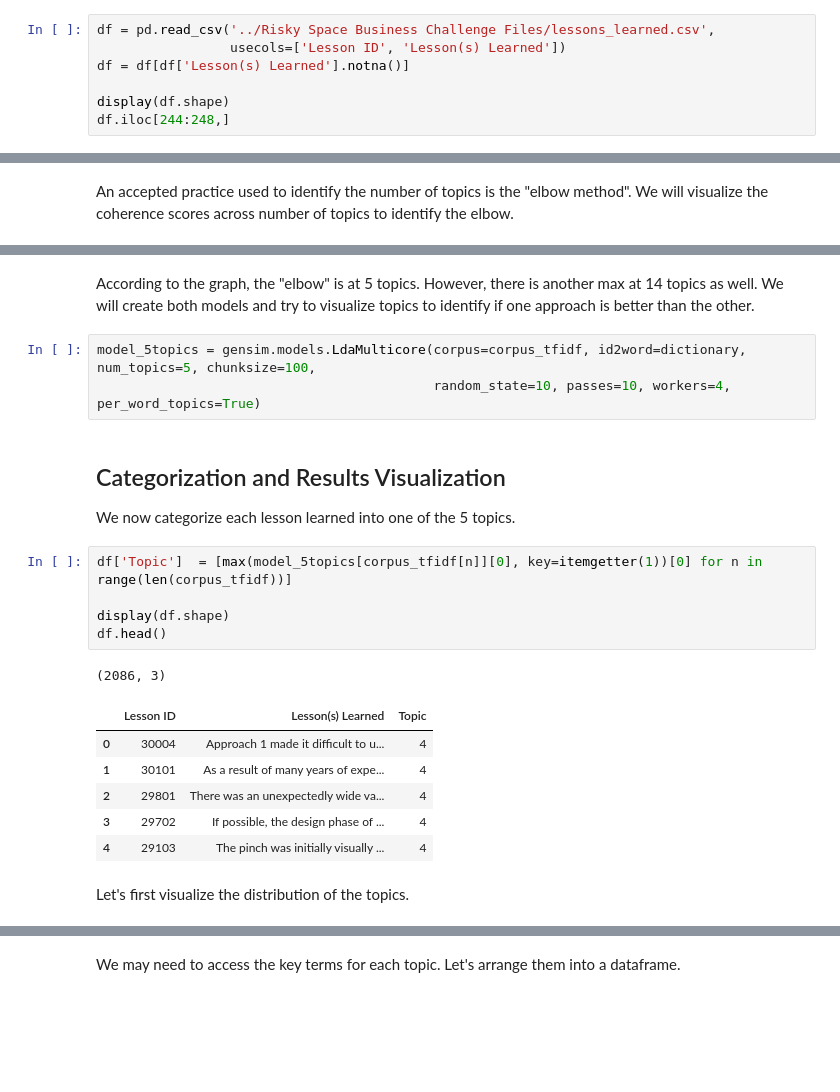
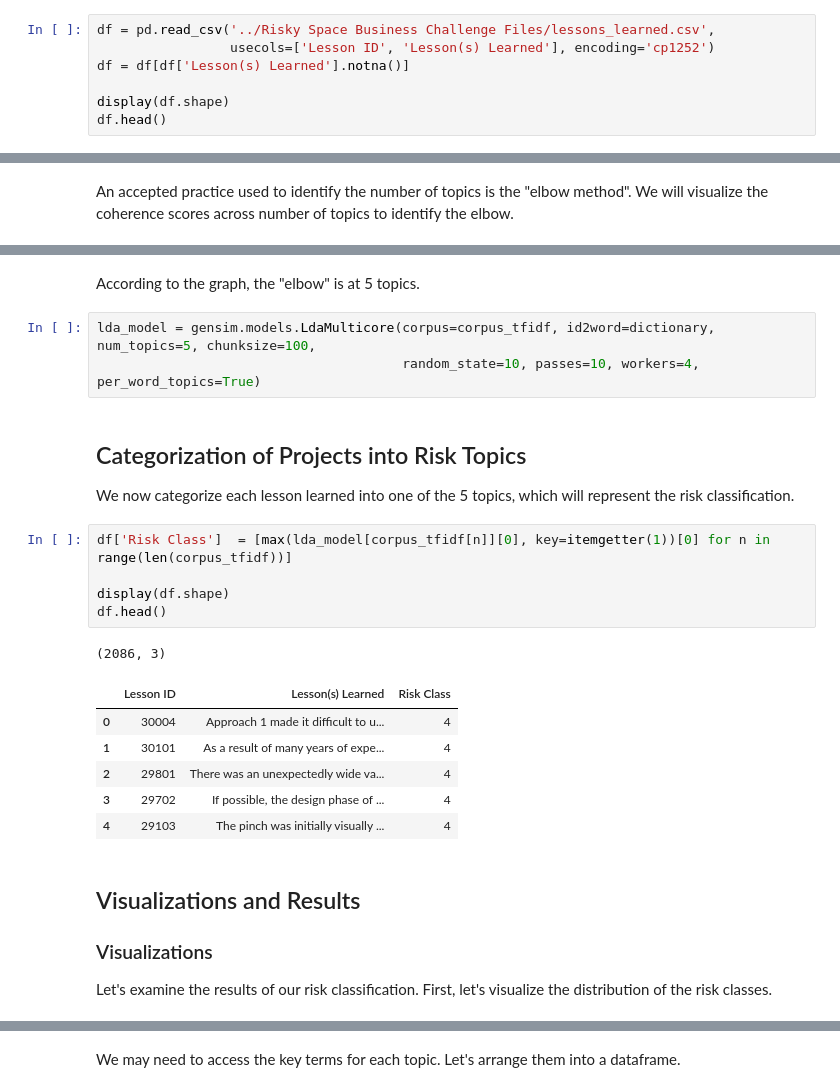
Before and after one commit to ainesh1993/riskyspacebusiness, a Jupyter notebook: notebooks/GenerateRiskTarget.ipynb, the cells around one changed output, grey strips where cells are left out. Cells and saved outputs as stored; diff of their text form; blank space fills up the shorter version.

```diff
--- a/notebooks/GenerateRiskTarget.ipynb
+++ b/notebooks/GenerateRiskTarget.ipynb
@@ -59,11 +60,11 @@ True
 We import `lessons_learned.csv` and keep only information from the _Lesson(s) Learned_ column.
 # %%
 df = pd.read_csv('../Risky Space Business Challenge Files/lessons_learned.csv',
-                 usecols=['Lesson ID', 'Lesson(s) Learned'])
+                 usecols=['Lesson ID', 'Lesson(s) Learned'], encoding='cp1252')
 df = df[df['Lesson(s) Learned'].notna()]
 
 display(df.shape)
-df.iloc[244:248,]
+df.head()
 # %% [output]
 (2086, 2)
 |  | Lesson ID | Lesson(s) Learned |
@@ -197,27 +192,33 @@ NameError: name 'coherence_values' is not defined
-# %% [markdown]
-According to the graph, the "elbow" is at 5 topics. However, there is another max at 14 topics as well. We will create both models and try to visualize topics to identify if one approach is better than the other.
+# %% [markdown]
+According to the graph, the "elbow" is at 5 topics.
 # %%
-model_5topics = gensim.models.LdaMulticore(corpus=corpus_tfidf, id2word=dictionary, num_topics=5, chunksize=100,
-                                           random_state=10, passes=10, workers=4, per_word_topics=True)
+lda_model = gensim.models.LdaMulticore(corpus=corpus_tfidf, id2word=dictionary, num_topics=5, chunksize=100,
+                                       random_state=10, passes=10, workers=4, per_word_topics=True)
 # %% [markdown]
 <a class="anchor" id="step-4"></a>
 
-## Categorization and Results Visualization
+## Categorization of Projects into Risk Topics
 
-We now categorize each lesson learned into one of the 5 topics.
+We now categorize each lesson learned into one of the 5 topics, which will represent the risk classification.
 # %%
-df['Topic']  = [max(model_5topics[corpus_tfidf[n]][0], key=itemgetter(1))[0] for n in range(len(corpus_tfidf))]
+df['Risk Class']  = [max(lda_model[corpus_tfidf[n]][0], key=itemgetter(1))[0] for n in range(len(corpus_tfidf))]
 
 display(df.shape)
 df.head()
 # %% [output]
 (2086, 3)
-|  | Lesson ID | Lesson(s) Learned | Topic |
+|  | Lesson ID | Lesson(s) Learned | Risk Class |
 | 0 | 30004 | Approach 1 made it difficult to u... | 4 |
 | 1 | 30101 | As a result of many years of expe... | 4 |
 | 2 | 29801 | There was an unexpectedly wide va... | 4 |
 | 3 | 29702 | If possible, the design phase of ... | 4 |
 | 4 | 29103 | The pinch was initially visually ... | 4 |
-# %% [markdown]
-Let's first visualize the distribution of the topics.
+# %% [markdown]
+<a class="anchor" id="step-5"></a>
+
+## Visualizations and Results
+
+### Visualizations
+
+Let's examine the results of our risk classification. First, let's visualize the distribution of the risk classes.
 # %%
```
Also changed, not shown: parts of 20 cells of this notebook, 2 other files.
